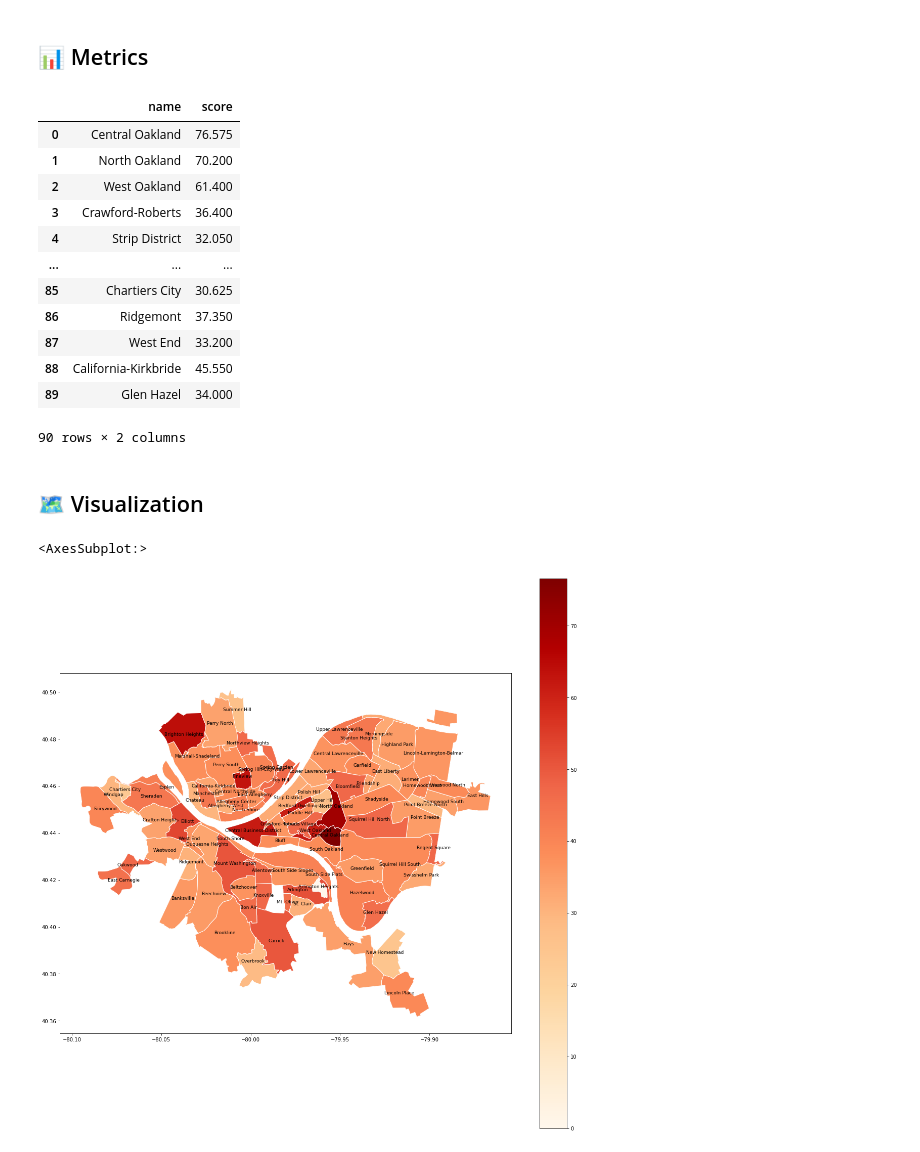
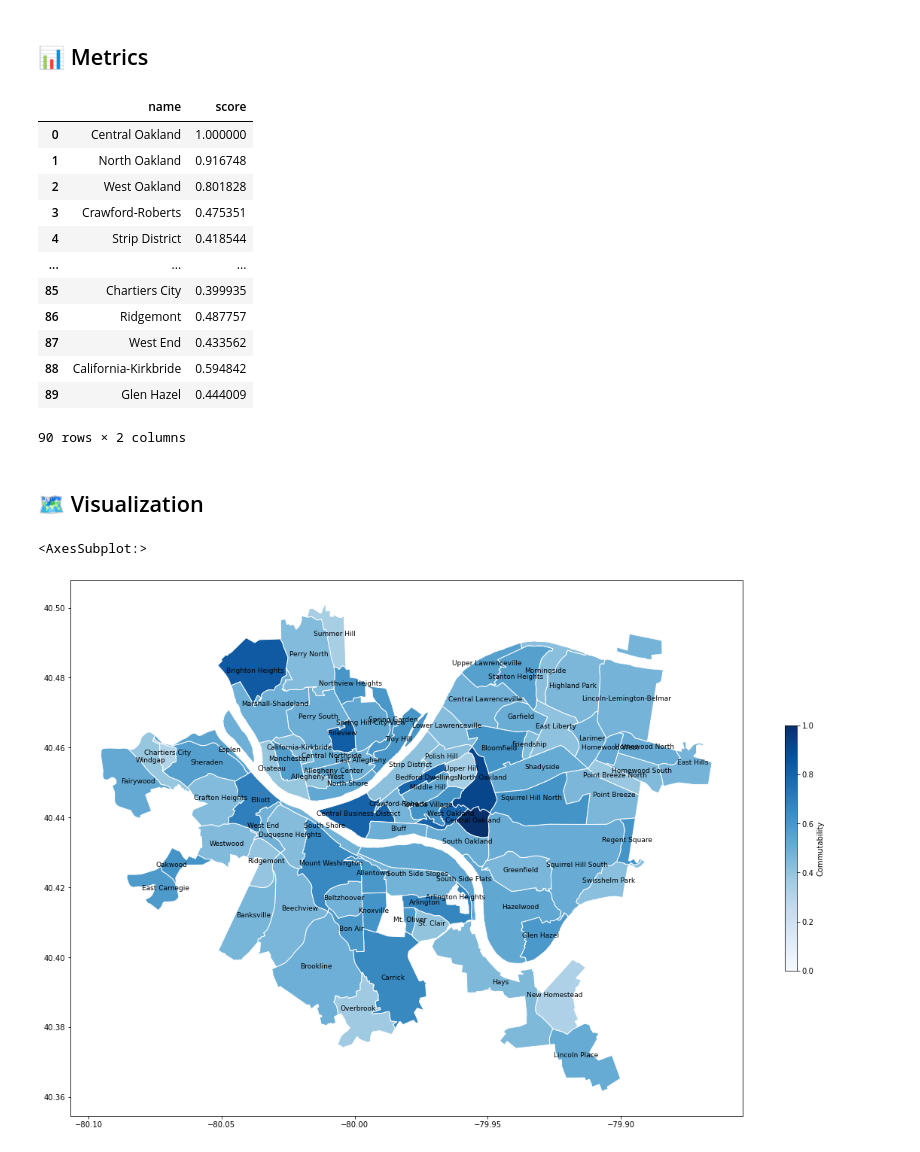
Before and after one commit to hunterbash/0010-final-project, a Jupyter notebook: Max_Commute.ipynb, the cells around one changed output. Saved outputs shown, nothing was run; the diff lists cells and outputs as text; code cells hidden in the pictures.

Commit message:
Added Pawel's formula to ranking

```diff
--- a/Max_Commute.ipynb
+++ b/Max_Commute.ipynb
@@ -43,52 +43,55 @@ for idx, row in commute.iterrows():
     score = convert(commute.loc[idx,'bike']) + convert(commute.loc[idx, 'walk']) # good methods
     score += okay*(convert(commute.loc[idx, 'carpool']) + convert(commute.loc[idx, 'public'])) # okay methods
     score += bad*(convert(commute.loc[idx, 'drive']) + convert(commute.loc[idx, 'taxi']) + convert(commute.loc[idx, 'motor']) + convert(commute.loc[idx, 'other'])) # bad methods
-    commute.at[idx,'score'] = score # set neighborhood's commutability score
+    commute.at[idx,'raw'] = score # set neighborhood's commutability score
+
+# find score using Pawel's formula
+commute['score'] = commute['raw']/commute['raw'].max()
 
 # view results
 commute[['name', 'score']]
 # %% [output]
 |  | name | score |
-| 0 | Central Oakland | 76.575 |
-| 1 | North Oakland | 70.200 |
-| 2 | West Oakland | 61.400 |
-| 3 | Crawford-Roberts | 36.400 |
-| 4 | Strip District | 32.050 |
+| 0 | Central Oakland | 1.000000 |
+| 1 | North Oakland | 0.916748 |
+| 2 | West Oakland | 0.801828 |
+| 3 | Crawford-Roberts | 0.475351 |
+| 4 | Strip District | 0.418544 |
 | ... | ... | ... |
-| 85 | Chartiers City | 30.625 |
-| 86 | Ridgemont | 37.350 |
-| 87 | West End | 33.200 |
-| 88 | California-Kirkbride | 45.550 |
-| 89 | Glen Hazel | 34.000 |
+| 85 | Chartiers City | 0.399935 |
+| 86 | Ridgemont | 0.487757 |
+| 87 | West End | 0.433562 |
+| 88 | California-Kirkbride | 0.594842 |
+| 89 | Glen Hazel | 0.444009 |
 90 rows × 2 columns
 # %% [markdown]
 ## 🗺 Visualization
 # %%
 import geopandas as gpd
 %matplotlib inline
 from matplotlib import pyplot as plt
 
 # read in map data
 pgh = gpd.read_file("data/Neighborhoods/Neighborhoods_.shp")
 
 # project map data to lat/lon
 pgh['geometry'] = pgh['geometry'].to_crs(epsg=4326)
 
 # add neighborhood labels to map
 def label_map():
     pgh['coords'] = pgh['geometry'].apply(lambda x: x.representative_point().coords[:])
     pgh['coords'] = [coords[0] for coords in pgh['coords']]
     for idx, row in pgh.iterrows():
         plt.annotate(text = row['hood'], xy=row['coords'],
                      horizontalalignment='center', size=9)
 
 # add scores to map
 pgh['score'] = commute['score']
 
 # plot map
 fig,ax = plt.subplots(figsize = (20,20)) # plot size
 label_map()
-pgh.plot(ax=ax, column='score', cmap='OrRd', edgecolor="white", legend='True')
+pgh.plot(ax=ax, column='score', cmap='Blues', edgecolor="white", legend='True', legend_kwds={'label': "Commutability", 'shrink': 0.3})
 # %% [output]
 <AxesSubplot:>
-[figure, old version]
+[figure, new version]
```
